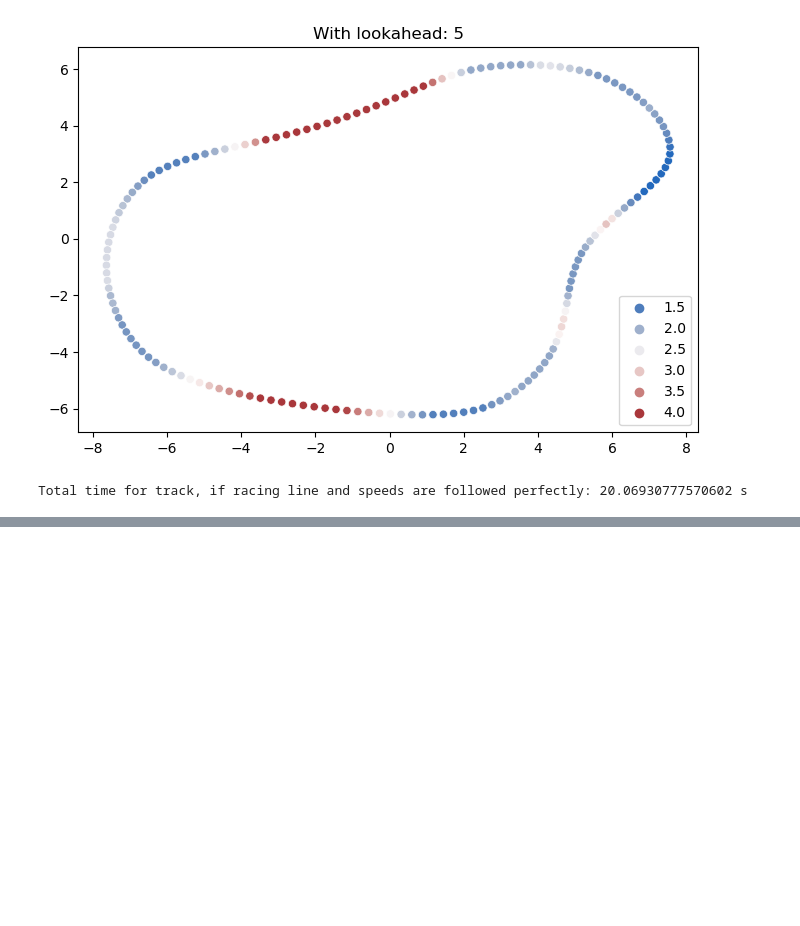
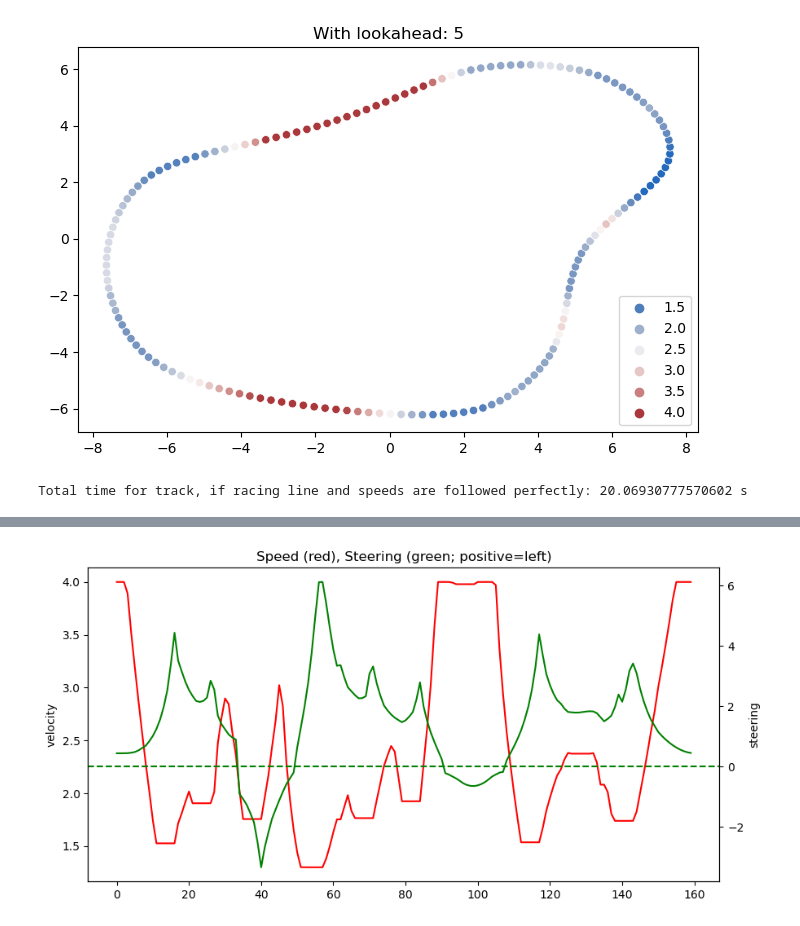
Before and after one commit to jagadeeshkmanne/aws-deep-racer, a Jupyter notebook: Race-Line-Calculation.ipynb, the cells around one changed output, grey strips where cells are left out. Saved outputs shown, nothing was run; the diff lists cells and outputs as text; code cells hidden in the pictures; blank space fills up the shorter version.

```diff
--- a/Race-Line-Calculation.ipynb
+++ b/Race-Line-Calculation.ipynb
@@ -446,0 +509,10 @@ Total time for track, if racing line and speeds are followed perfectly: 20.06930
+# %%
+# Visualize all actions
+plt.figure(figsize=(10, 5))
+sns.lineplot(data=all_actions["velocity"], color="r")
+ax2 = plt.twinx()
+sns.lineplot(data=all_actions["steering"], color="g", ax=ax2)
+plt.axhline(0, ls='--', color="g")
+a = plt.title("Speed (red), Steering (green; positive=left)")
+# %% [output]
+[figure, added]
```
Also changed, not shown: parts of 12 cells of this notebook, 1 other file.
